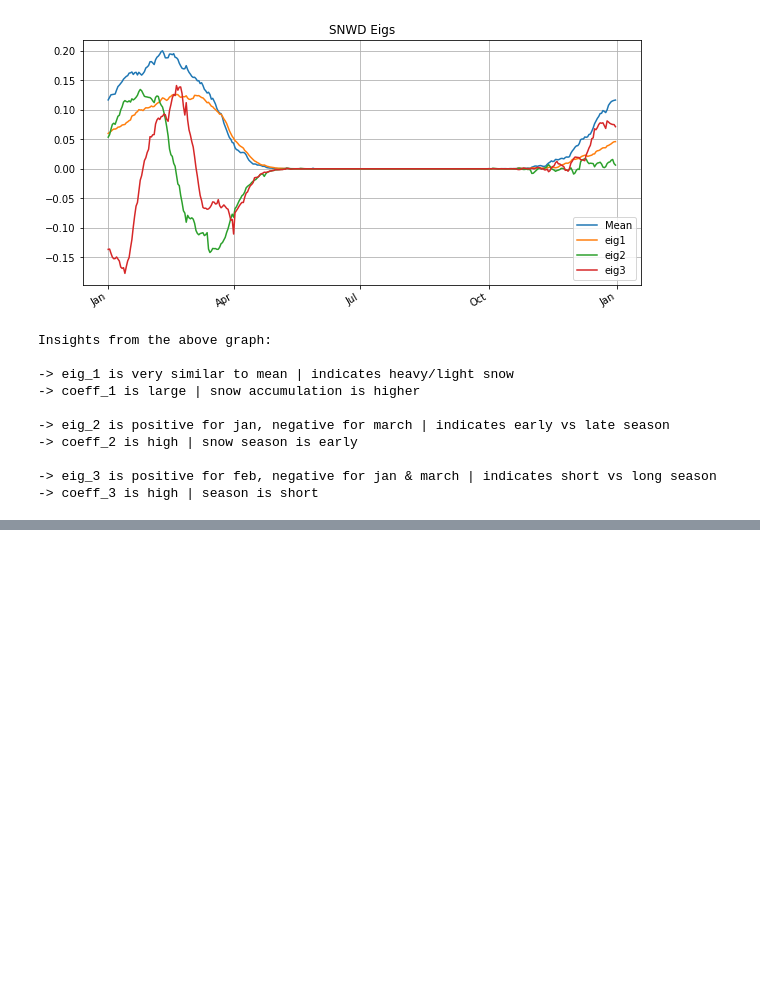
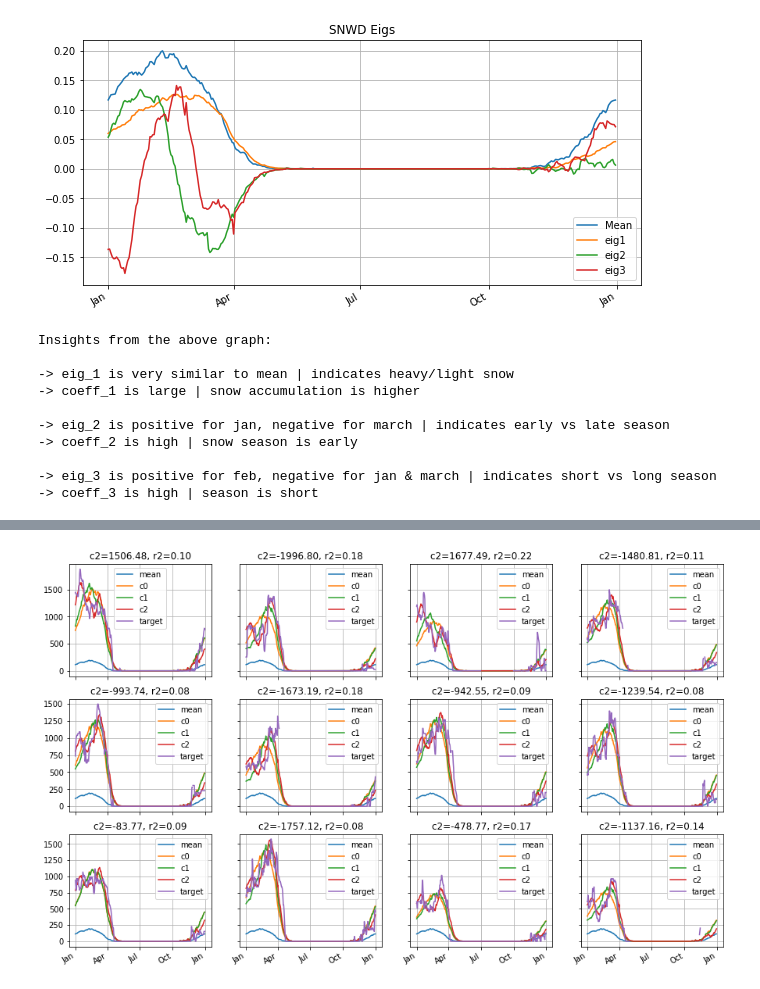
Before and after one commit to himanshu-suman/weather-analysis, a Jupyter notebook: spectral_analysis_of_snow_depth.ipynb, the cells around one changed output, grey strips where cells are left out. Saved outputs shown, nothing was run; the diff lists cells and outputs as text; code cells hidden in the pictures; blank space fills up the shorter version.

```diff
--- a/spectral_analysis_of_snow_depth.ipynb
+++ b/spectral_analysis_of_snow_depth.ipynb
@@ -412,0 +562,6 @@ Insights from the above graph:
+# %%
+# SNWD grid -> negative coeff 3
+
+plot_recon_grid(all_rows[:12], mean, eig_vec)
+# %% [output]
+[figure, added]
```
Also changed, not shown: parts of 24 cells of this notebook.
